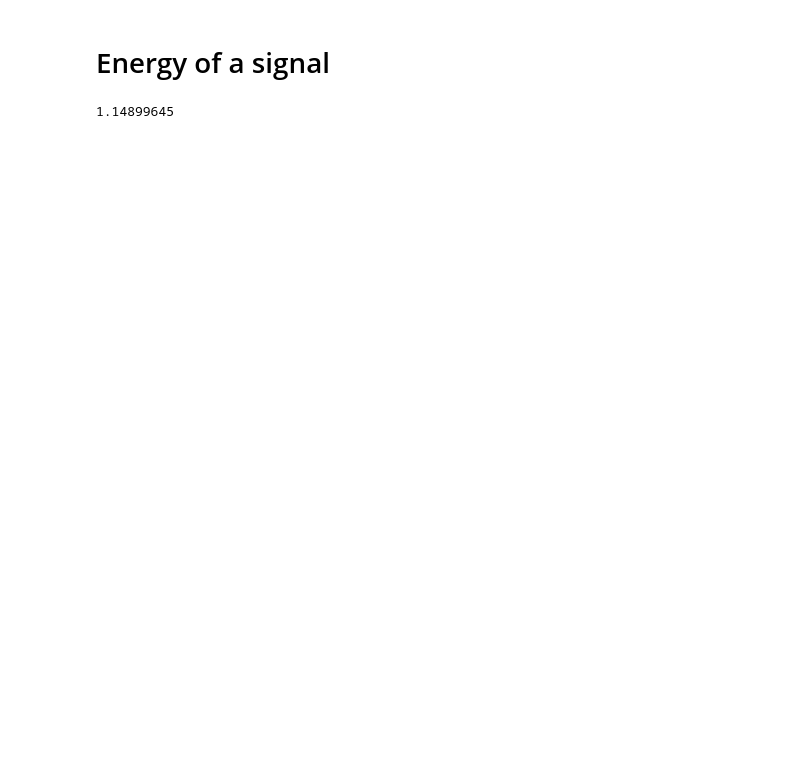
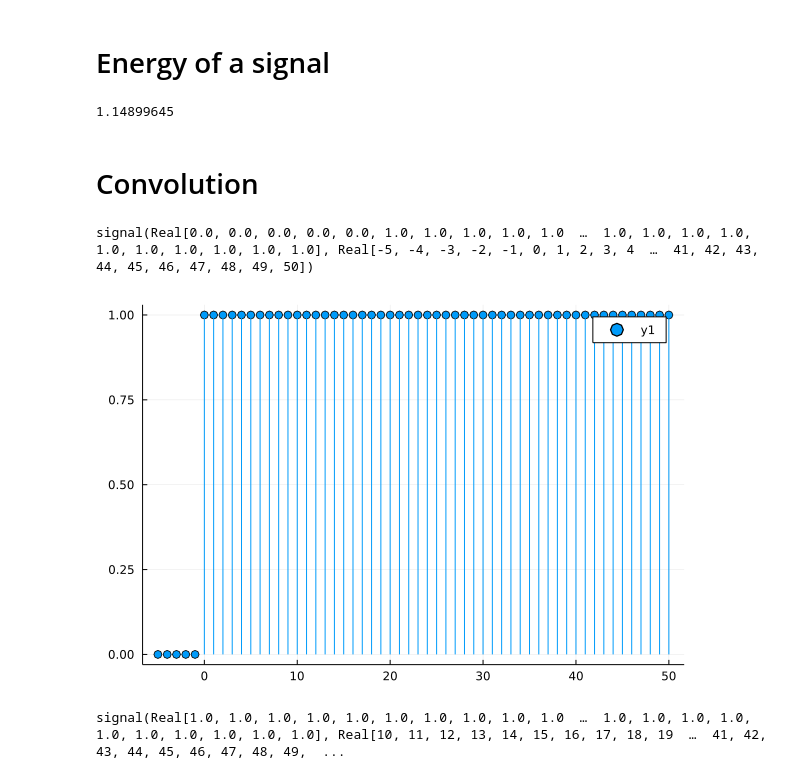
Before and after one commit to gjunqueira-sys/MySignalProcessing.jl, a Jupyter notebook: src/sketch.ipynb, the cells around one changed output. Cells and saved outputs as stored; diff of their text form; code cells hidden in the pictures; blank space fills up the shorter version.

Commit message:
added convolution function

```diff
--- a/src/sketch.ipynb
+++ b/src/sketch.ipynb
@@ -261,3 +261,17 @@ s = signal(A, n);
 s |> energy
 # %% [output]
 1.14899645
+# %% [markdown]
+# Convolution
+# %%
+X₁= stepseq(-5,50)
+# %% [output]
+signal(Real[0.0, 0.0, 0.0, 0.0, 0.0, 1.0, 1.0, 1.0, 1.0, 1.0  …  1.0, 1.0, 1.0, 1.0, 1.0, 1.0, 1.0, 1.0, 1.0, 1.0], Real[-5, -4, -3, -2, -1, 0, 1, 2, 3, 4  …  41, 42, 43, 44, 45, 46, 47, 48, 49, 50])
+# %%
+plot(X₁.n, X₁.A, line =:stem, marker=:o)
+# %% [output]
+[figure, added]
+# %%
+X₂ = stepseq(0,40) |> sigshift(10)
+# %% [output]
+signal(Real[1.0, 1.0, 1.0, 1.0, 1.0, 1.0, 1.0, 1.0, 1.0, 1.0  …  1.0, 1.0, 1.0, 1.0, 1.0, 1.0, 1.0, 1.0, 1.0, 1.0], Real[10, 11, 12, 13, 14, 15, 16, 17, 18, 19  …  41, 42, 43, 44, 45, 46, 47, 48, 49,  ...
```
Also changed, not shown: parts of 27 cells of this notebook, 3 other files.
